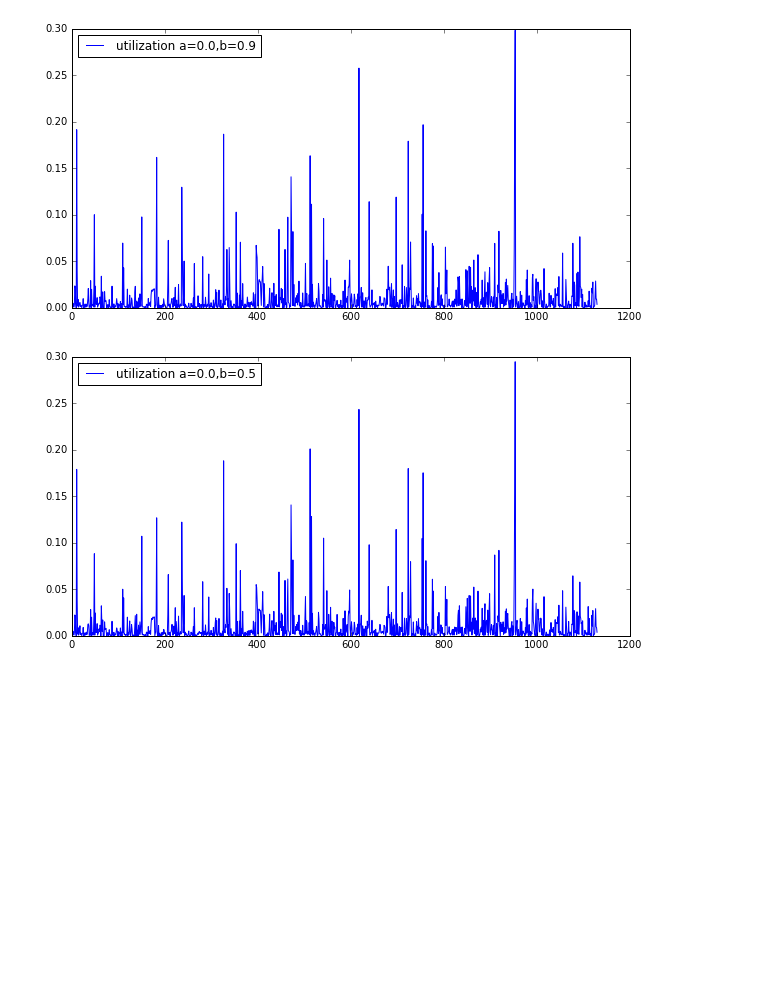
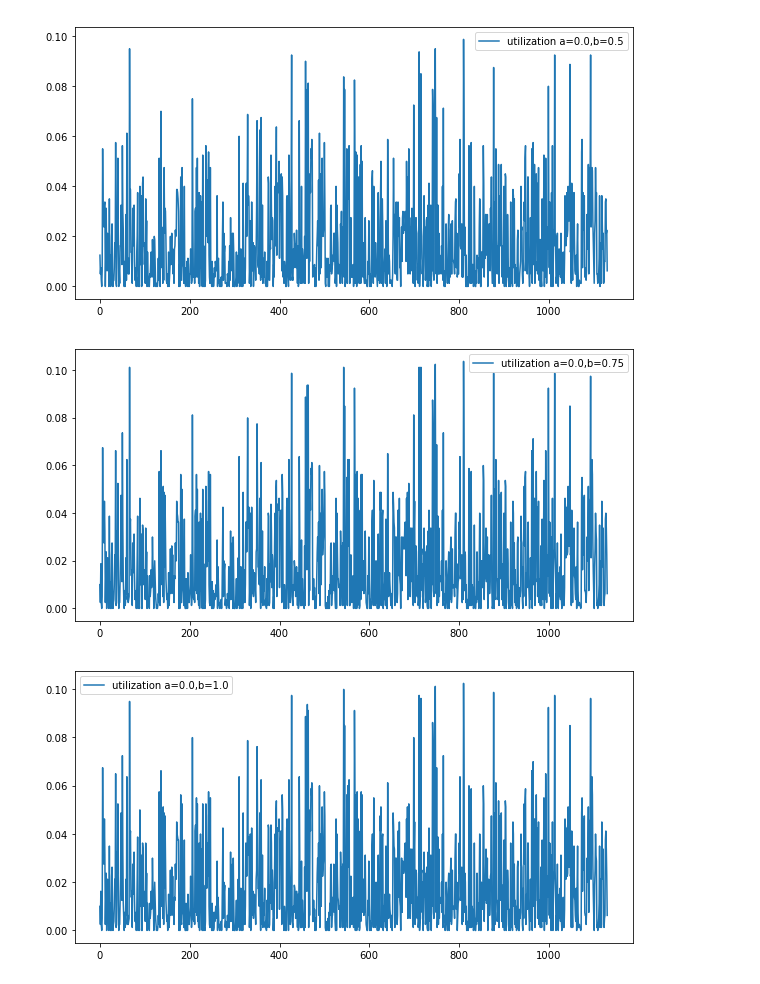
Before and after one commit to iliasger/TRAPP, a Jupyter notebook: EPOS edge utilization.ipynb, the cells around one changed output. Saved outputs shown, nothing was run; the diff lists cells and outputs as text; code cells hidden in the pictures; blank space fills up the shorter version.

Commit message:
experiment new utilization

```diff
--- a/EPOS edge utilization.ipynb
+++ b/EPOS edge utilization.ipynb
@@ -18,7 +18,7 @@ def get_data_from_file(file_name):
             if line_no == 1:
                 edges = line
             else:
-                utilizations.append([float(u) for u in line[1:]])
+                utilizations.append([float(u) for u in line[0:]])
 
     edges_data = {}
     for i in range(len(edges)):
@@ -29,49 +29,71 @@ def get_data_from_file(file_name):
 
     return edges_data
 
-utilization_altruistic = get_data_from_file("results/edges_a0_b0.csv")
-utilization_selfish = get_data_from_file("results/edges_a0_b1.csv")
-utilization_a0_b09 = get_data_from_file("results/edges_a0_b0.9.csv")
-utilization_a0_b05 = get_data_from_file("results/edges_a0_b0.5.csv")
+# utilization_altruistic = get_data_from_file("results/edges_a0_b0.csv")
+# utilization_selfish = get_data_from_file("results/edges_a0_b1.csv")
+# utilization_a0_b09 = get_data_from_file("results/edges_a0_b0.9.csv")
+# utilization_a0_b05 = get_data_from_file("results/edges_a0_b0.5.csv")
 
-utilization_altruistic_means = {}
-utilization_selfish_means = {}
-utilization_a0_b09_means = {}
-utilization_a0_b05_means = {}
+# a1b0 = get_data_from_file("../graph backups/exp-new-utilization/old-utilization-process/a1-b0/streets.csv")
+# a1b25 = get_data_from_file("../graph backups/exp-new-utilization/old-utilization-process/a1-b25/streets.csv")
+# a1b50 = get_data_from_file("../graph backups/exp-new-utilization/old-utilization-process/a1-b50/streets.csv")
+# a1b75 = get_data_from_file("../graph backups/exp-new-utilization/old-utilization-process/a1-b75/streets.csv")
+# a1b100 = get_data_from_file("../graph backups/exp-new-utilization/old-utilization-process/a1-b100/streets.csv")
 
-for key, value in utilization_altruistic.iteritems():
-    utilization_altruistic_means[key] = mean(value)
 
-for key, value in utilization_selfish.iteritems():
-    utilization_selfish_means[key] = mean(value)
+a1b0 = get_data_from_file("../graph backups/exp-new-utilization/new-utilization-process/a1-b0/volume.csv")
+a1b25 = get_data_from_file("../graph backups/exp-new-utilization/new-utilization-process/a1-b25/volume.csv")
+a1b50 = get_data_from_file("../graph backups/exp-new-utilization/new-utilization-process/a1-b50/volume.csv")
+a1b75 = get_data_from_file("../graph backups/exp-new-utilization/new-utilization-process/a1-b75/volume.csv")
+a1b100 = get_data_from_file("../graph backups/exp-new-utilization/new-utilization-process/a1-b100/volume.csv")
 
-for key, value in utilization_a0_b09.iteritems():
-    utilization_a0_b09_means[key] = mean(value)
+a1b0_means = {}
+a1b25_means = {}
+a1b50_means = {}
+a1b75_means = {}
+a1b100_means = {}
 
-for key, value in utilization_a0_b05.iteritems():
-    utilization_a0_b05_means[key] = mean(value)
+for key, value in a1b0.iteritems():
+    a1b0_means[key] = mean(value)
+
+for key, value in a1b25.iteritems():
+    a1b25_means[key] = mean(value)
+
+for key, value in a1b50.iteritems():
+    a1b50_means[key] = mean(value)
+
+for key, value in a1b75.iteritems():
+    a1b75_means[key] = mean(value)
+
+for key, value in a1b100.iteritems():
+    a1b100_means[key] = mean(value)
 
 # pp = pprint.PrettyPrinter(depth=4)
 # pp.pprint(utilization_altruistic_means)
 
-plt.plot(utilization_altruistic_means.values(), label="utilization a=0.0,b=0.0 (altruistic)")
+plt.plot(a1b0_means.values(), label="utilization a=1.0,b=0.0")
 plt.legend(loc='best')
 plt.show()
 
-plt.plot(utilization_selfish_means.values(), label="utilization a=0.0,b=1.0 (selfish)")
+plt.plot(a1b25_means.values(), label="utilization a=0.0,b=0.25 (selfish)")
 plt.legend(loc='best')
 plt.show()
 
-plt.plot(utilization_a0_b09_means.values(), label="utilization a=0.0,b=0.9")
+plt.plot(a1b50_means.values(), label="utilization a=0.0,b=0.5")
 plt.legend(loc='best')
 plt.show()
 
-plt.plot(utilization_a0_b05_means.values(), label="utilization a=0.0,b=0.5")
+plt.plot(a1b75_means.values(), label="utilization a=0.0,b=0.75")
 plt.legend(loc='best')
 plt.show()
 
-print "Mean utilization for a=0.0,b=0.0 (altruistic) is " + str(mean(utilization_altruistic_means.values()))
-print "Mean utilization for a=0.0,b=1.0 (selfish) is " + str(mean(utilization_selfish_means.values()))
-print "Mean utilization for a=0.0,b=0.9 is " + str(mean(utilization_a0_b09_means.values()))
-print "Mean utilization for a=0.0,b=0.5 is " + str(mean(utilization_a0_b05_means.values()))
+plt.plot(a1b100_means.values(), label="utilization a=0.0,b=1.0")
+plt.legend(loc='best')
+plt.show()
+
+print "Mean utilization for a=0.0,b=0.0 (altruistic) is " + str(mean(a1b0_means.values()))
+print "Mean utilization for a=0.0,b=1.0 (selfish) is " + str(mean(a1b25_means.values()))
+print "Mean utilization for a=0.0,b=0.9 is " + str(mean(a1b50_means.values()))
+print "Mean utilization for a=0.0,b=0.5 is " + str(mean(a1b75_means.values()))
+print "Mean utilization for a=0.0,b=0.5 is " + str(mean(a1b100_means.values()))
 # %% [output]
@@ -80,2 +102,3 @@ print "Mean utilization for a=0.0,b=0.5 is " + str(mean(utilization_a0_b05_means
-[figure, old version]
+[figure, new version]
-[figure, old version]
+[figure, new version]
+[figure, added]
```
Also changed, not shown: parts of 1 cell of this notebook, 4 other files.
